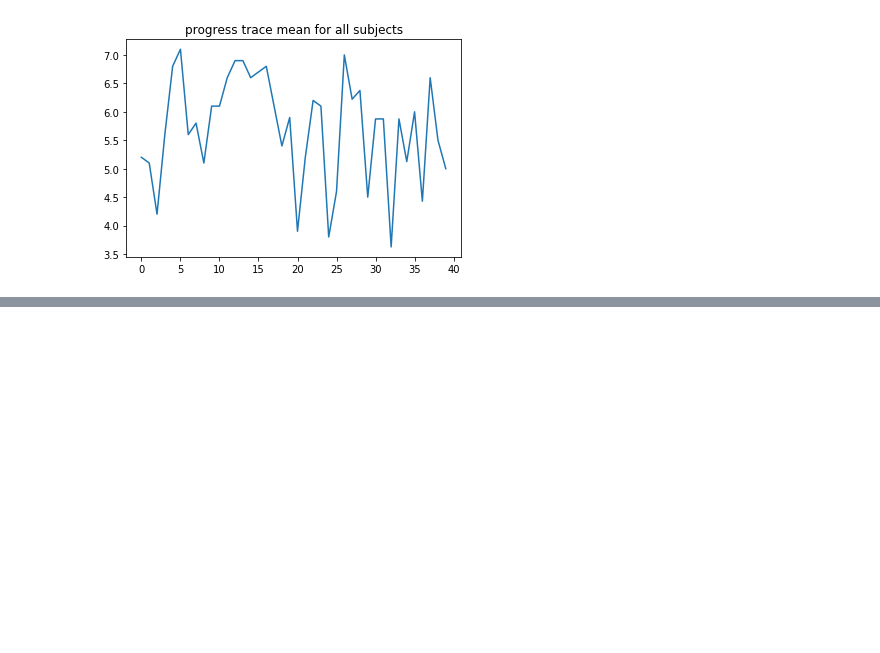
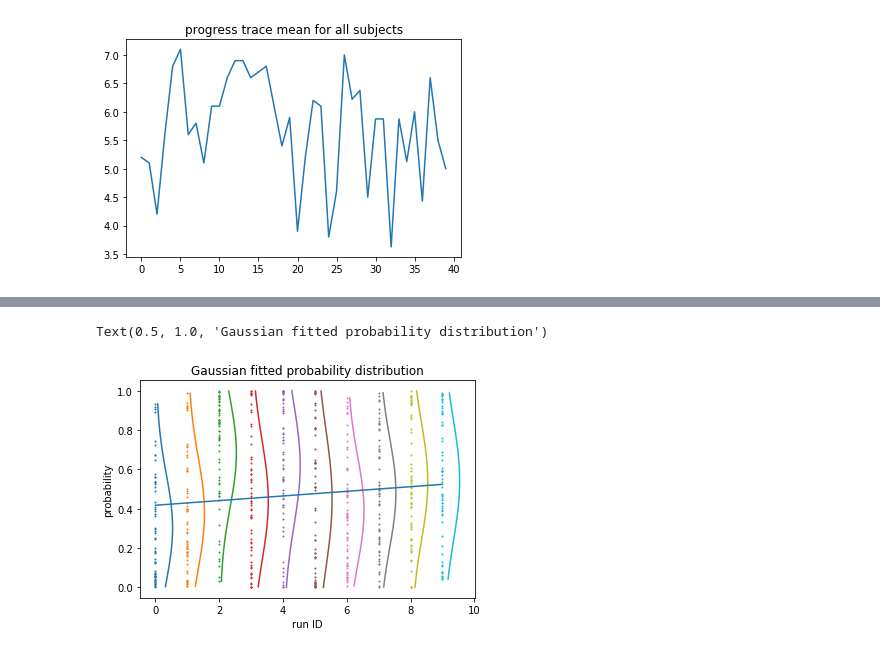
Before and after one commit to ericabusch/rtSynth_rt, a Jupyter notebook: view_adaptiveThreshold.ipynb, the cells around one changed output, grey strips where cells are left out. Cells and saved outputs as stored; diff of their text form; code cells hidden in the pictures; blank space fills up the shorter version.

```diff
--- a/view_adaptiveThreshold.ipynb
+++ b/view_adaptiveThreshold.ipynb
@@ -404,0 +477,23 @@ Text(0.5, 1.0, 'progress trace mean for all subjects')
+# %%
+def gaussian(x, mu, sig):
+    return np.exp(-np.power(x - mu, 2.) / (2 * np.power(sig, 2.)))
+
+def gaussian_fit(y=[1,2,3,4],x=1):
+    y_values = np.linspace(min(y), max(y), 120)
+    mu=np.mean(y)
+    sig=np.std(y)
+    #plt.text(x+0.04, mu, 'mu={0:.2f}\nsig={1:.2f}'.format(mu,sig), fontsize=12)
+    plt.plot(x+0.04+0.5*gaussian(y_values, mu, sig),y_values)
+
+for currRun in range(10):
+    plt.scatter([currRun]*60,probs[currRun],s=1)
+    gaussian_fit(y=probs[currRun],x=currRun)
+b1=0.0118
+b2=0.4177
+plt.plot(np.arange(10),np.arange(10)*b1+b2)
+plt.xlabel("run ID")
+plt.ylabel("probability")
+plt.title("Gaussian fitted probability distribution")
+# %% [output]
+Text(0.5, 1.0, 'Gaussian fitted probability distribution')
+[figure, added]
```
Also changed, not shown: parts of 11 cells of this notebook, 1 other file.
